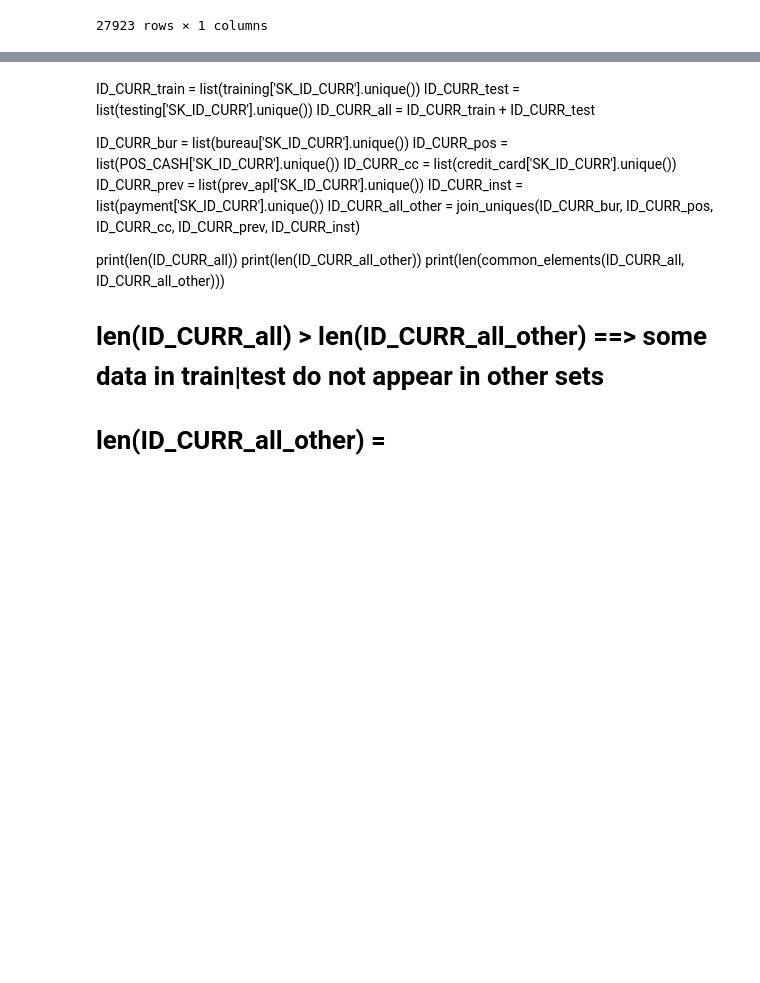
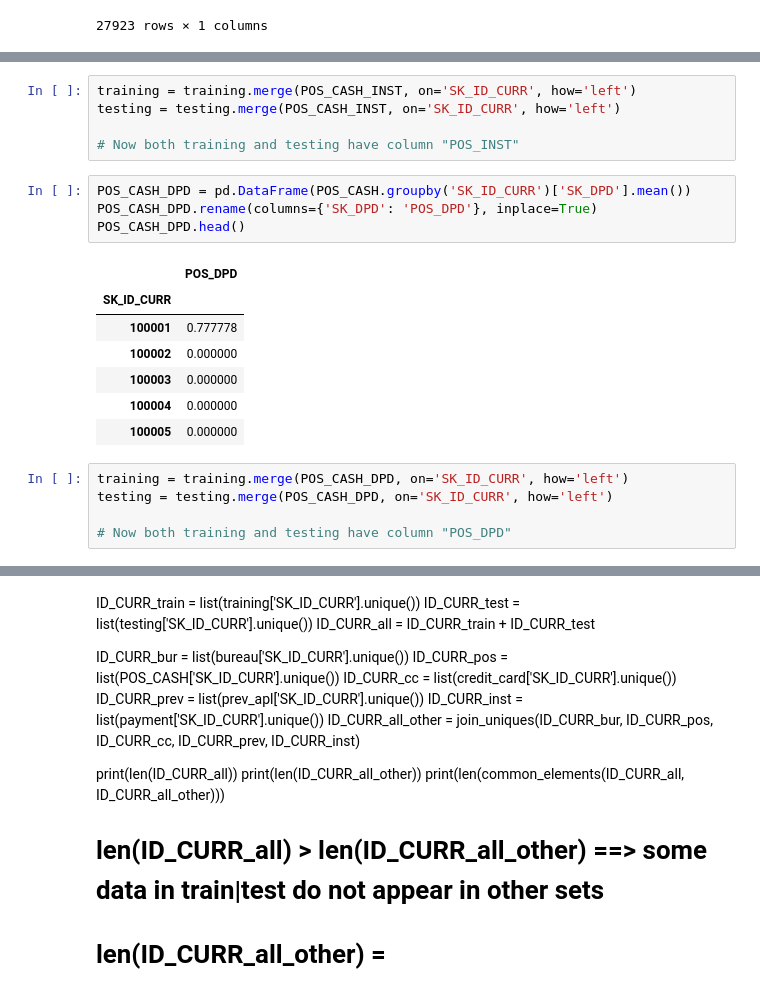
Before and after one commit to huanrafa/ProjectPracticing, a Jupyter notebook: 2023_11(2) Home Credit Default Risk/HomeCredit.ipynb, the cells around one changed output, grey strips where cells are left out. Cells and saved outputs as stored; diff of their text form; blank space fills up the shorter version.

```diff
--- a/2023_11(2) Home Credit Default Risk/HomeCredit.ipynb
+++ b/2023_11(2) Home Credit Default Risk/HomeCredit.ipynb
@@ -1115,0 +1089,22 @@ Name: count, Length: 3400, dtype: int64
+# %%
+training = training.merge(POS_CASH_INST, on='SK_ID_CURR', how='left')
+testing = testing.merge(POS_CASH_INST, on='SK_ID_CURR', how='left')
+
+# Now both training and testing have column "POS_INST"
+# %%
+POS_CASH_DPD = pd.DataFrame(POS_CASH.groupby('SK_ID_CURR')['SK_DPD'].mean())
+POS_CASH_DPD.rename(columns={'SK_DPD': 'POS_DPD'}, inplace=True)
+POS_CASH_DPD.head()
+# %% [output]
+|  | POS_DPD |
+| SK_ID_CURR |  |
+| 100001 | 0.777778 |
+| 100002 | 0.000000 |
+| 100003 | 0.000000 |
+| 100004 | 0.000000 |
+| 100005 | 0.000000 |
+# %%
+training = training.merge(POS_CASH_DPD, on='SK_ID_CURR', how='left')
+testing = testing.merge(POS_CASH_DPD, on='SK_ID_CURR', how='left')
+
+# Now both training and testing have column "POS_DPD"
```
Also changed, not shown: parts of 16 cells of this notebook.
